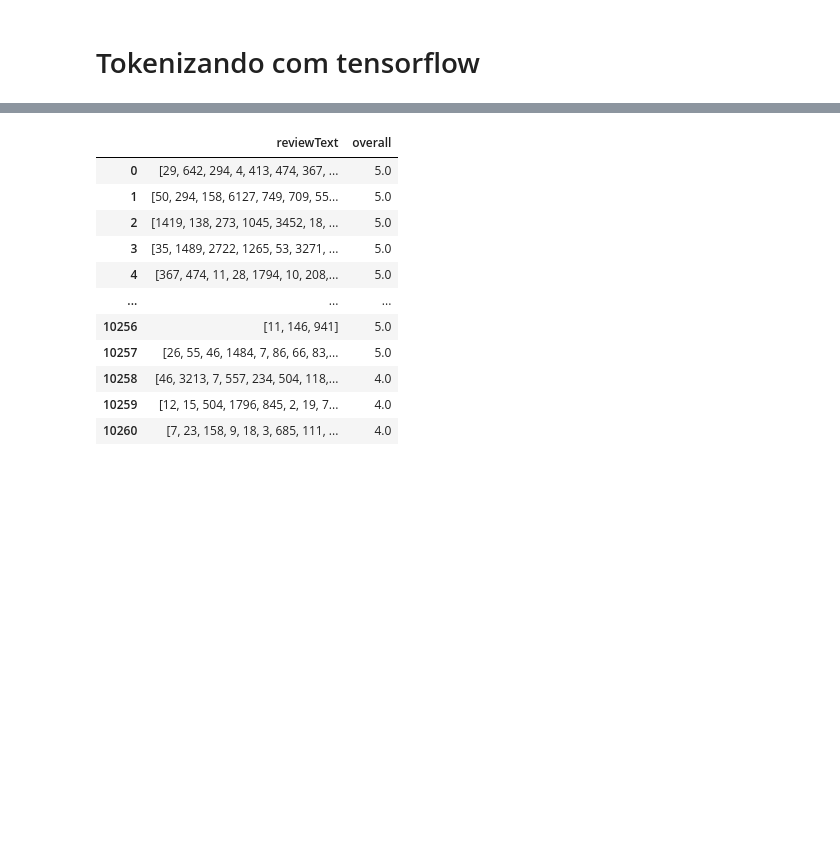
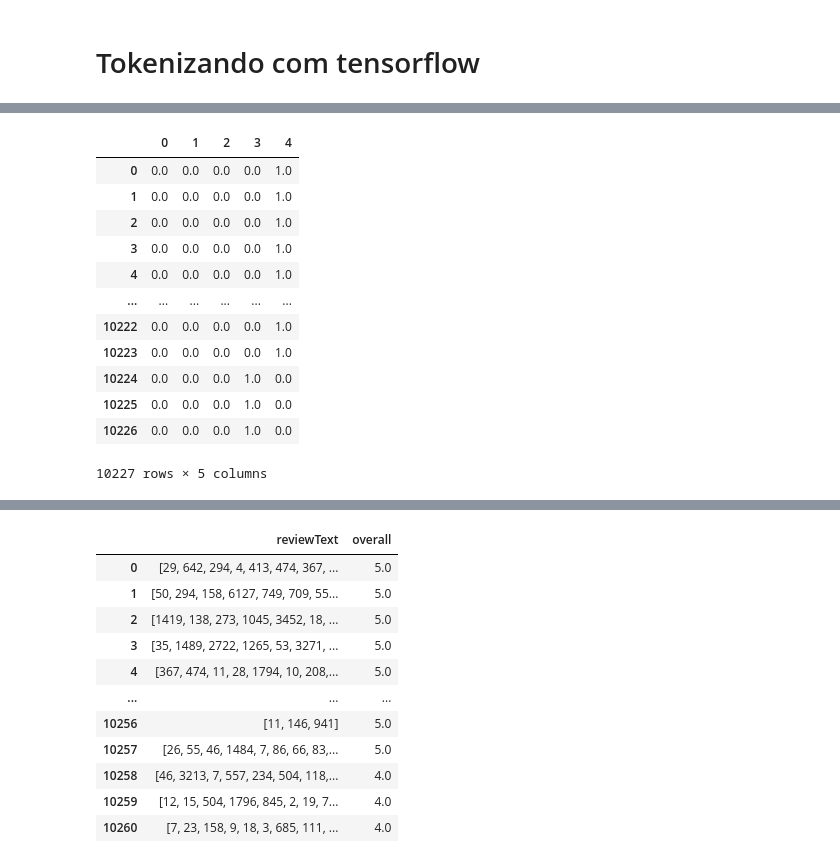
Before and after one commit to Pedro-Boechat/Computational-Intelligence-Society---Trainee, a Jupyter notebook: Periodo6.ipynb, the cells around one changed output, grey strips where cells are left out. Drawn from its saved outputs; the diff is of its cells as text; code cells hidden in the pictures; blank space fills up the shorter version.

```diff
--- a/Periodo6.ipynb
+++ b/Periodo6.ipynb
@@ -381,4 +418,2 @@ coisa = tokenizer.fit_on_texts(rws['reviewText'])
 # %%
 sequencia = tokenizer.texts_to_sequences(rws['reviewText'])
-# %%
-rws['reviewText'] = sequencia
@@ -384,0 +438,21 @@ rws['reviewText'] = sequencia
+# %%
+from sklearn.preprocessing import OneHotEncoder
+encoder = OneHotEncoder(handle_unknown='ignore')
+
+encoder_df = pd.DataFrame(encoder.fit_transform(rws[['overall']]).toarray())
+# %%
+encoder_df
+# %% [output]
+|  | 0 | 1 | 2 | 3 | 4 |
+| 0 | 0.0 | 0.0 | 0.0 | 0.0 | 1.0 |
+| 1 | 0.0 | 0.0 | 0.0 | 0.0 | 1.0 |
+| 2 | 0.0 | 0.0 | 0.0 | 0.0 | 1.0 |
+| 3 | 0.0 | 0.0 | 0.0 | 0.0 | 1.0 |
+| 4 | 0.0 | 0.0 | 0.0 | 0.0 | 1.0 |
+| ... | ... | ... | ... | ... | ... |
+| 10222 | 0.0 | 0.0 | 0.0 | 0.0 | 1.0 |
+| 10223 | 0.0 | 0.0 | 0.0 | 0.0 | 1.0 |
+| 10224 | 0.0 | 0.0 | 0.0 | 1.0 | 0.0 |
+| 10225 | 0.0 | 0.0 | 0.0 | 1.0 | 0.0 |
+| 10226 | 0.0 | 0.0 | 0.0 | 1.0 | 0.0 |
+10227 rows × 5 columns
```
Also changed, not shown: parts of 29 cells of this notebook.
